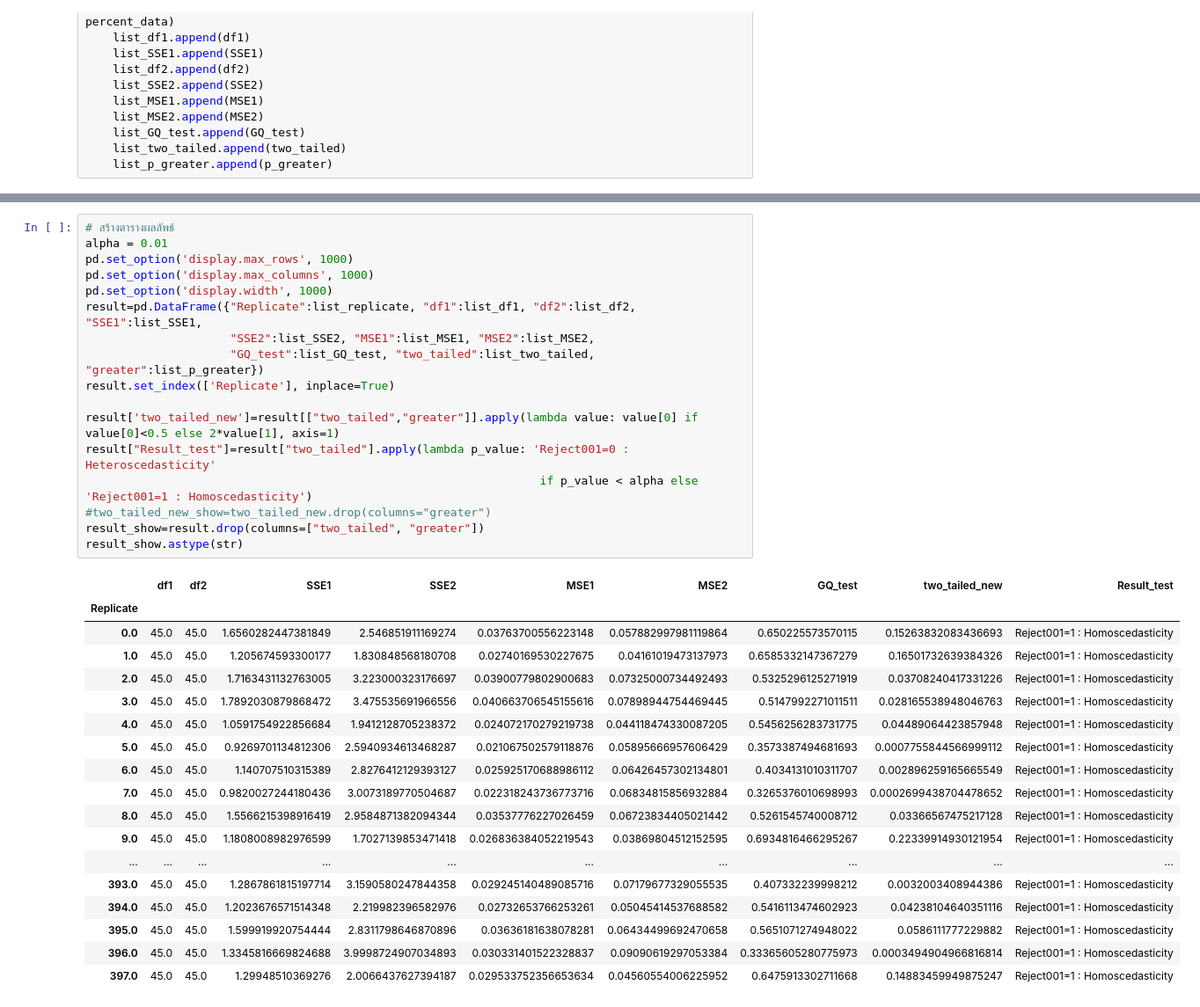
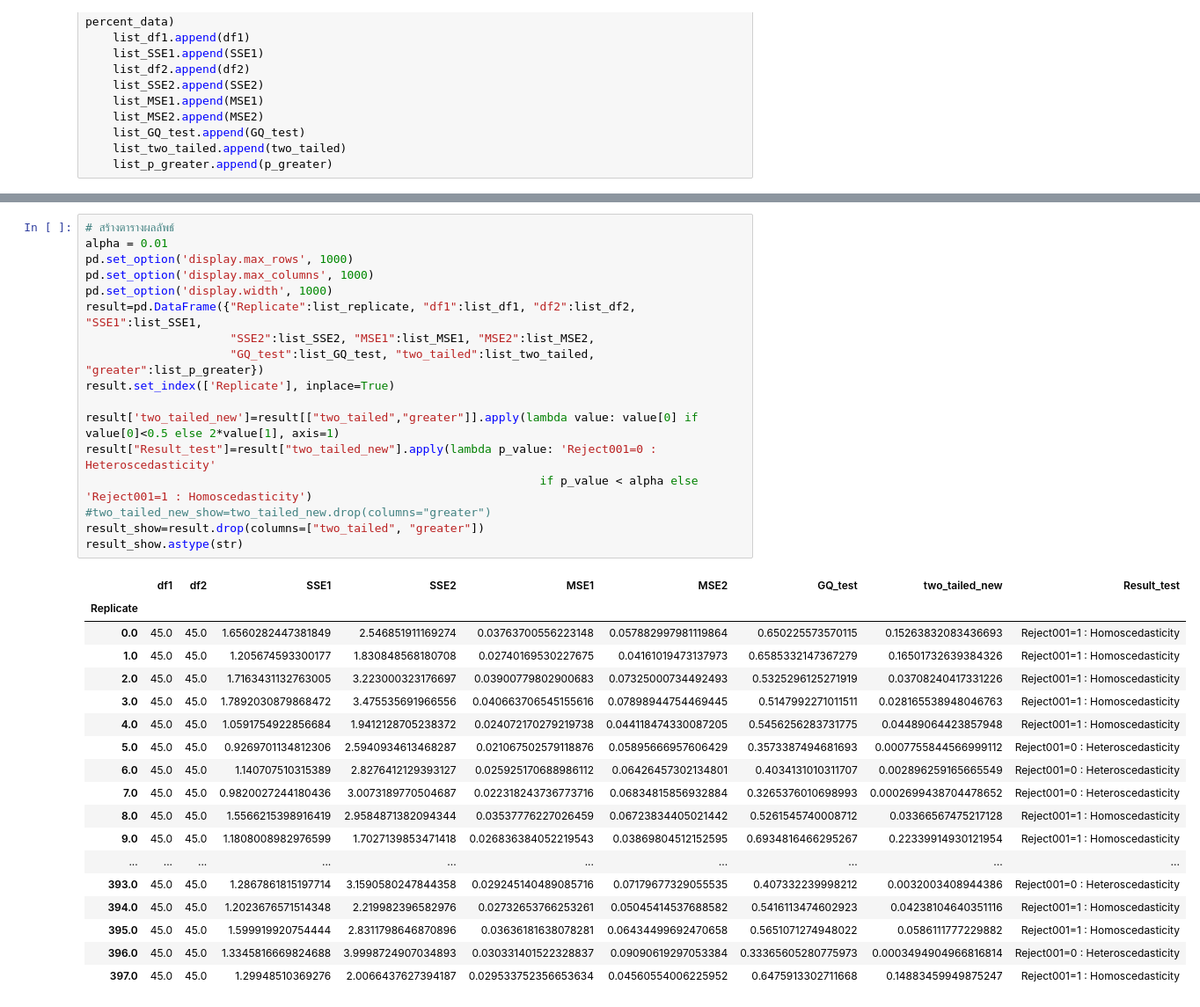
Before and after one commit to iam-fern/Generate_multiplication_incorrect, a Jupyter notebook: GQtest_data_multi_delta_(_0_4)_n120_01.ipynb, the cells around one changed output, grey strips where cells are left out. Shown at 88% size. Saved outputs shown, nothing was run; the diff lists cells and outputs as text.

```diff
--- a/GQtest_data_multi_delta_(_0_4)_n120_01.ipynb
+++ b/GQtest_data_multi_delta_(_0_4)_n120_01.ipynb
@@ -254,38 +254,38 @@ result.astype(str)
 # %%
 # สร้างตารางผลลัพธ์
 alpha = 0.01
 pd.set_option('display.max_rows', 1000)
 pd.set_option('display.max_columns', 1000)
 pd.set_option('display.width', 1000)
 result=pd.DataFrame({"Replicate":list_replicate, "df1":list_df1, "df2":list_df2, "SSE1":list_SSE1,
                      "SSE2":list_SSE2, "MSE1":list_MSE1, "MSE2":list_MSE2,
                      "GQ_test":list_GQ_test, "two_tailed":list_two_tailed, "greater":list_p_greater})
 result.set_index(['Replicate'], inplace=True)
 
 result['two_tailed_new']=result[["two_tailed","greater"]].apply(lambda value: value[0] if value[0]<0.5 else 2*value[1], axis=1)
-result["Result_test"]=result["two_tailed"].apply(lambda p_value: 'Reject001=0 : Heteroscedasticity'
+result["Result_test"]=result["two_tailed_new"].apply(lambda p_value: 'Reject001=0 : Heteroscedasticity'
                                                                   if p_value < alpha else 'Reject001=1 : Homoscedasticity')
 #two_tailed_new_show=two_tailed_new.drop(columns="greater")
 result_show=result.drop(columns=["two_tailed", "greater"])
 result_show.astype(str)
 # %% [output]
 |  | df1 | df2 | SSE1 | SSE2 | MSE1 | MSE2 | GQ_test | two_tailed_new | Result_test |
 | Replicate |  |  |  |  |  |  |  |  |  |
 | 0.0 | 45.0 | 45.0 | 1.6560282447381849 | 2.546851911169274 | 0.03763700556223148 | 0.057882997981119864 | 0.650225573570115 | 0.15263832083436693 | Reject001=1 : Homoscedasticity |
 | 1.0 | 45.0 | 45.0 | 1.205674593300177 | 1.830848568180708 | 0.02740169530227675 | 0.04161019473137973 | 0.6585332147367279 | 0.16501732639384326 | Reject001=1 : Homoscedasticity |
 | 2.0 | 45.0 | 45.0 | 1.7163431132763005 | 3.223000323176697 | 0.03900779802900683 | 0.07325000734492493 | 0.5325296125271919 | 0.03708240417331226 | Reject001=1 : Homoscedasticity |
 | 3.0 | 45.0 | 45.0 | 1.7892030879868472 | 3.475535691966556 | 0.040663706545155616 | 0.07898944754469445 | 0.5147992271011511 | 0.028165538948046763 | Reject001=1 : Homoscedasticity |
 | 4.0 | 45.0 | 45.0 | 1.0591754922856684 | 1.9412128705238372 | 0.024072170279219738 | 0.044118474330087205 | 0.5456256283731775 | 0.04489064423857948 | Reject001=1 : Homoscedasticity |
-| 5.0 | 45.0 | 45.0 | 0.9269701134812306 | 2.5940934613468287 | 0.021067502579118876 | 0.05895666957606429 | 0.3573387494681693 | 0.0007755844566999112 | Reject001=1 : Homoscedasticity |
-| 6.0 | 45.0 | 45.0 | 1.140707510315389 | 2.8276412129393127 | 0.025925170688986112 | 0.06426457302134801 | 0.4034131010311707 | 0.002896259165665549 | Reject001=1 : Homoscedasticity |
-| 7.0 | 45.0 | 45.0 | 0.9820027244180436 | 3.0073189770504687 | 0.022318243736773716 | 0.06834815856932884 | 0.3265376010698993 | 0.0002699438704478652 | Reject001=1 : Homoscedasticity |
+| 5.0 | 45.0 | 45.0 | 0.9269701134812306 | 2.5940934613468287 | 0.021067502579118876 | 0.05895666957606429 | 0.3573387494681693 | 0.0007755844566999112 | Reject001=0 : Heteroscedasticity |
+| 6.0 | 45.0 | 45.0 | 1.140707510315389 | 2.8276412129393127 | 0.025925170688986112 | 0.06426457302134801 | 0.4034131010311707 | 0.002896259165665549 | Reject001=0 : Heteroscedasticity |
+| 7.0 | 45.0 | 45.0 | 0.9820027244180436 | 3.0073189770504687 | 0.022318243736773716 | 0.06834815856932884 | 0.3265376010698993 | 0.0002699438704478652 | Reject001=0 : Heteroscedasticity |
 | 8.0 | 45.0 | 45.0 | 1.5566215398916419 | 2.9584871382094344 | 0.03537776227026459 | 0.06723834405021442 | 0.5261545740008712 | 0.03366567475217128 | Reject001=1 : Homoscedasticity |
 | 9.0 | 45.0 | 45.0 | 1.1808008982976599 | 1.7027139853471418 | 0.026836384052219543 | 0.03869804512152595 | 0.6934816466295267 | 0.22339914930121954 | Reject001=1 : Homoscedasticity |
 | ... | ... | ... | ... | ... | ... | ... | ... | ... | ... |
-| 393.0 | 45.0 | 45.0 | 1.2867861815197714 | 3.1590580247844358 | 0.029245140489085716 | 0.07179677329055535 | 0.407332239998212 | 0.0032003408944386 | Reject001=1 : Homoscedasticity |
+| 393.0 | 45.0 | 45.0 | 1.2867861815197714 | 3.1590580247844358 | 0.029245140489085716 | 0.07179677329055535 | 0.407332239998212 | 0.0032003408944386 | Reject001=0 : Heteroscedasticity |
 | 394.0 | 45.0 | 45.0 | 1.2023676571514348 | 2.219982396582976 | 0.02732653766253261 | 0.05045414537688582 | 0.5416113474602923 | 0.04238104640351116 | Reject001=1 : Homoscedasticity |
 | 395.0 | 45.0 | 45.0 | 1.599919920754444 | 2.8311798646870896 | 0.03636181638078281 | 0.06434499692470658 | 0.5651071274948022 | 0.0586111777229882 | Reject001=1 : Homoscedasticity |
-| 396.0 | 45.0 | 45.0 | 1.3345816669824688 | 3.9998724907034893 | 0.030331401522328837 | 0.09090619297053384 | 0.33365605280775973 | 0.0003494904966816814 | Reject001=1 : Homoscedasticity |
+| 396.0 | 45.0 | 45.0 | 1.3345816669824688 | 3.9998724907034893 | 0.030331401522328837 | 0.09090619297053384 | 0.33365605280775973 | 0.0003494904966816814 | Reject001=0 : Heteroscedasticity |
 | 397.0 | 45.0 | 45.0 | 1.29948510369276 | 2.0066437627394187 | 0.029533752356653634 | 0.04560554006225952 | 0.6475913302711668 | 0.14883459949875247 | Reject001=1 : Homoscedasticity |
 # %%
 result_show['Result_test'].value_counts()
```
Also changed, not shown: parts of 1 cell of this notebook.
